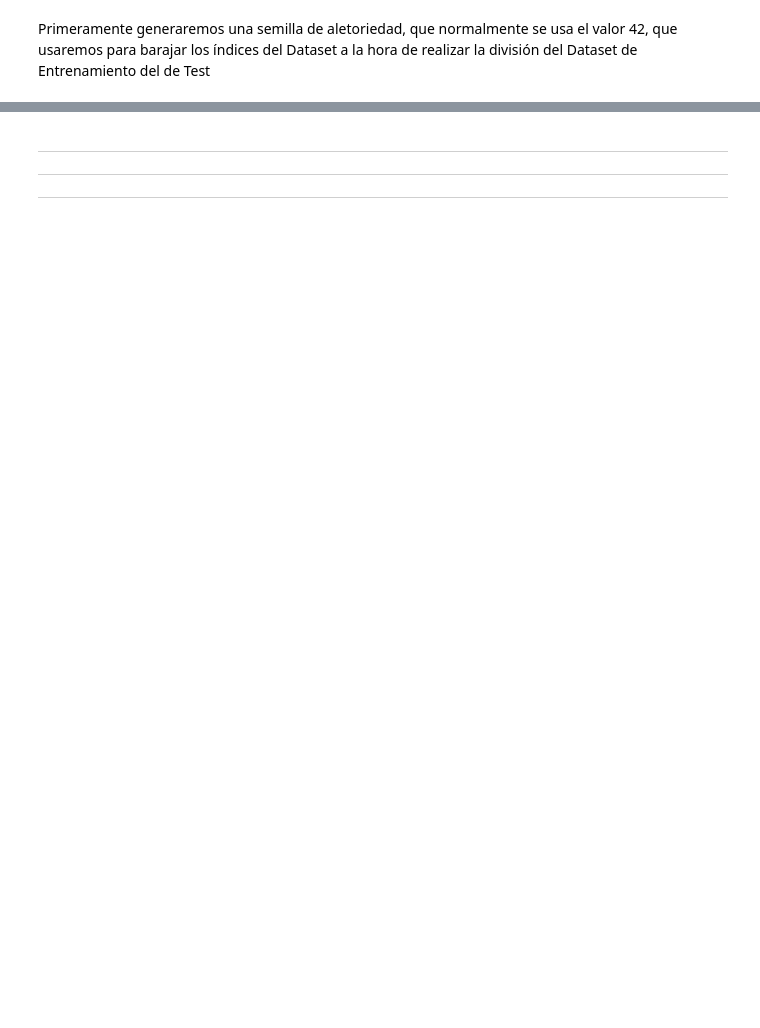
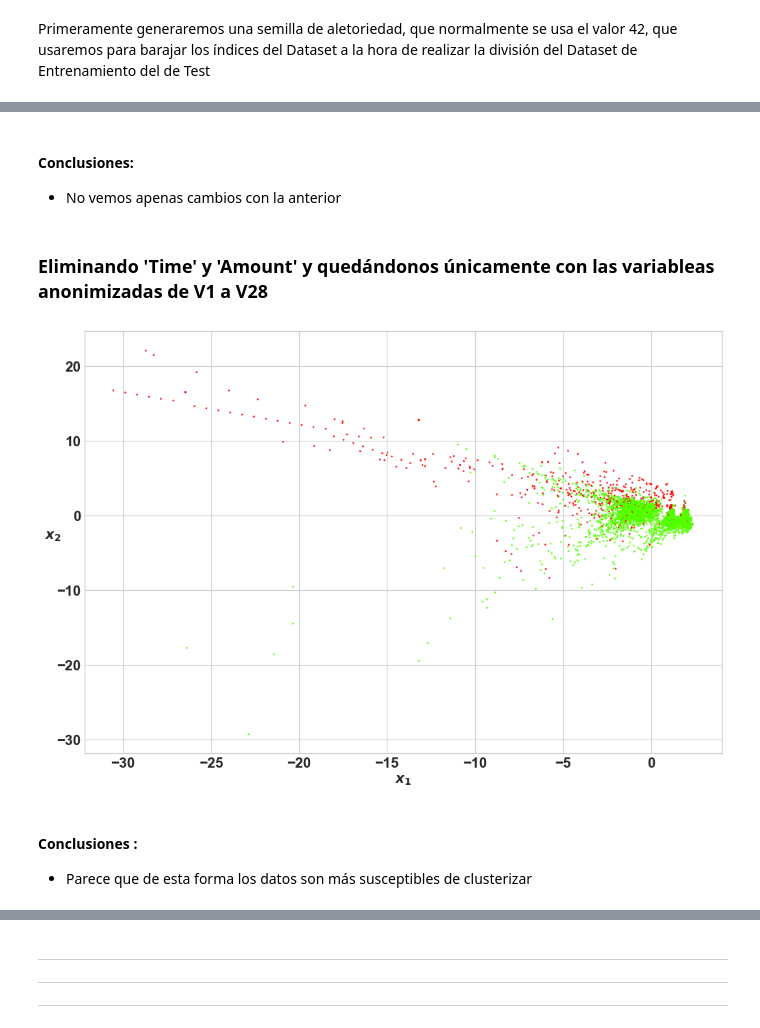
Before and after one commit to RobinGoldwing/golden-ML-CardFraud, a Jupyter notebook: CreditCard-NoSupervisado-Ruben.ipynb, the cells around one changed output, grey strips where cells are left out. Saved outputs shown, nothing was run; the diff lists cells and outputs as text; code cells hidden in the pictures; blank space fills up the shorter version.

```diff
--- a/CreditCard-NoSupervisado-Ruben.ipynb
+++ b/CreditCard-NoSupervisado-Ruben.ipynb
@@ -817,0 +538,25 @@ plt.show();
+# %% [markdown]
+#### Conclusiones:
+- No vemos apenas cambios con la anterior
+# %% [markdown]
+### Eliminando 'Time' y 'Amount' y quedándonos únicamente con las variableas anonimizadas de V1 a V28
+# %%
+X = X_train.drop(['Class', 'Amount', 'Time'], axis=1).values
+Y = X_train["Class"].values
+
+# Elegimos los colores del gráfico para luego aplicarlo como parámetro
+cmap = plt.get_cmap('prism_r')
+# Tamnaño de figura
+plt.figure(figsize=(12,8))
+# Aplicamos el scatter de puntos
+plt.scatter(X[:, 0], X[:, 1], c=Y, s=1, cmap=cmap, alpha=0.8)
+# Mostramos etiquetas de abscisas y ordenadas
+plt.xlabel("$x_1$", fontsize=14)
+plt.ylabel("$x_2$", fontsize=14, rotation=0)
+# Mostramos la figura
+plt.show()
+# %% [output]
+[figure, added]
+# %% [markdown]
+#### Conclusiones :
+- Parece que de esta forma los datos son más susceptibles de clusterizar
```
Also changed, not shown: parts of 200 cells of this notebook.
